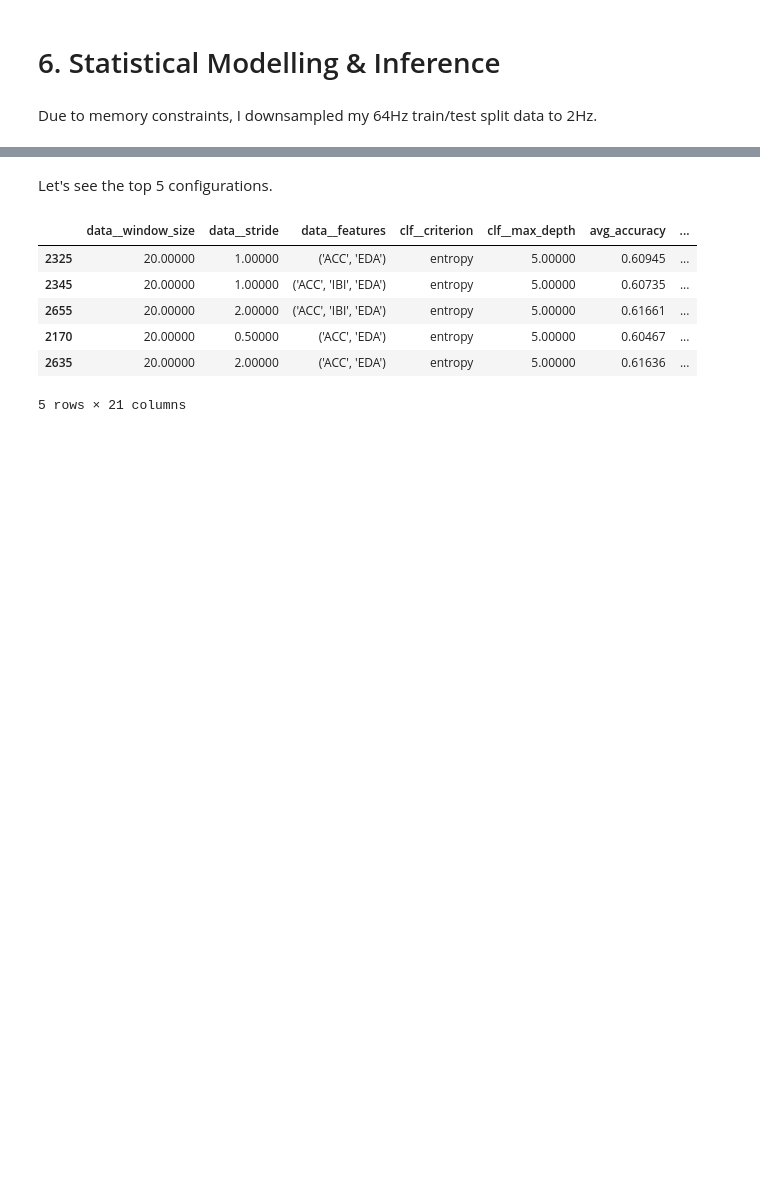
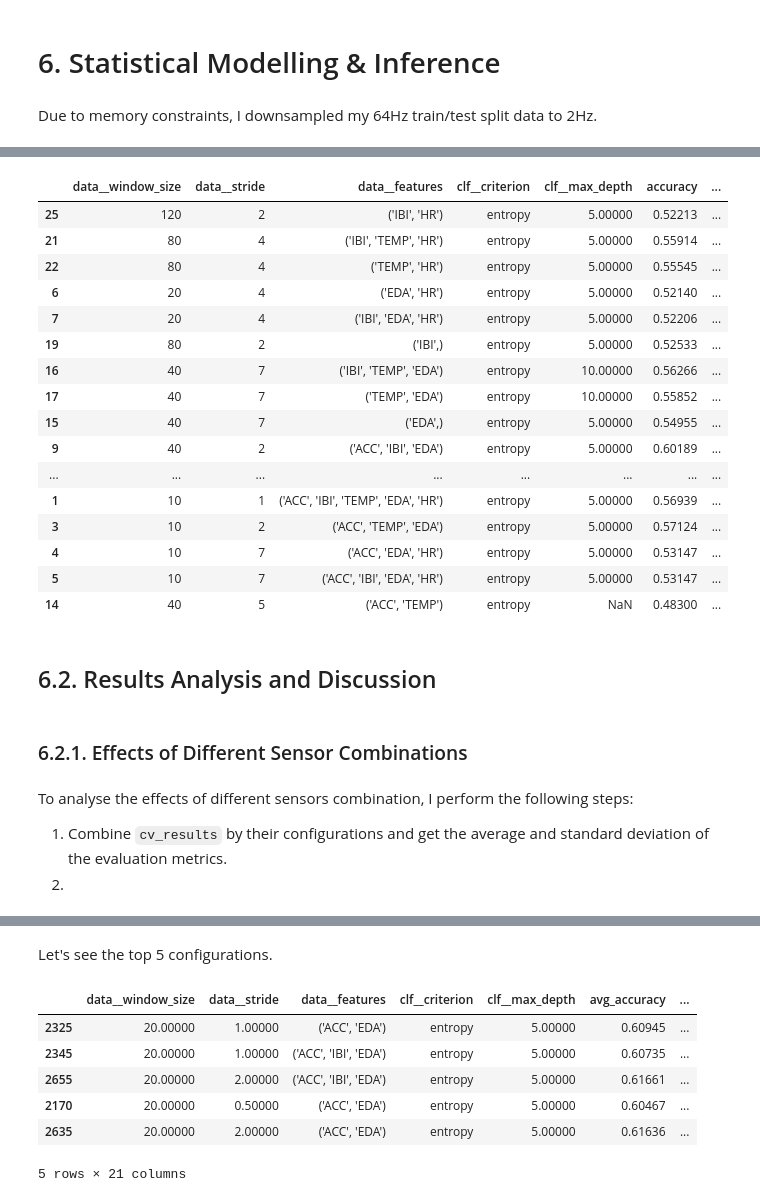
Before and after one commit to Socret360/ce888-data-science-and-decision-making, a Jupyter notebook: project/experiment.ipynb, the cells around one changed output, grey strips where cells are left out. Cells and saved outputs as stored; diff of their text form; code cells hidden in the pictures; blank space fills up the shorter version.

```diff
--- a/project/experiment.ipynb
+++ b/project/experiment.ipynb
@@ -525,0 +615,29 @@ utils.start_cross_validation(param_grid, train_set, DecisionTreeClassifier, outp
+# %%
+pd.read_csv(os.path.join(OUTPUT_DIR, "dt_test_results.csv")).sort_values(by=['f1_score'], ascending=False)
+# %% [output]
+|  | data__window_size | data__stride | data__features | clf__criterion | clf__max_depth | accuracy | ... |
+| 25 | 120 | 2 | ('IBI', 'HR') | entropy | 5.00000 | 0.52213 | ... |
+| 21 | 80 | 4 | ('IBI', 'TEMP', 'HR') | entropy | 5.00000 | 0.55914 | ... |
+| 22 | 80 | 4 | ('TEMP', 'HR') | entropy | 5.00000 | 0.55545 | ... |
+| 6 | 20 | 4 | ('EDA', 'HR') | entropy | 5.00000 | 0.52140 | ... |
+| 7 | 20 | 4 | ('IBI', 'EDA', 'HR') | entropy | 5.00000 | 0.52206 | ... |
+| 19 | 80 | 2 | ('IBI',) | entropy | 5.00000 | 0.52533 | ... |
+| 16 | 40 | 7 | ('IBI', 'TEMP', 'EDA') | entropy | 10.00000 | 0.56266 | ... |
+| 17 | 40 | 7 | ('TEMP', 'EDA') | entropy | 10.00000 | 0.55852 | ... |
+| 15 | 40 | 7 | ('EDA',) | entropy | 5.00000 | 0.54955 | ... |
+| 9 | 40 | 2 | ('ACC', 'IBI', 'EDA') | entropy | 5.00000 | 0.60189 | ... |
+| ... | ... | ... | ... | ... | ... | ... | ... |
+| 1 | 10 | 1 | ('ACC', 'IBI', 'TEMP', 'EDA', 'HR') | entropy | 5.00000 | 0.56939 | ... |
+| 3 | 10 | 2 | ('ACC', 'TEMP', 'EDA') | entropy | 5.00000 | 0.57124 | ... |
+| 4 | 10 | 7 | ('ACC', 'EDA', 'HR') | entropy | 5.00000 | 0.53147 | ... |
+| 5 | 10 | 7 | ('ACC', 'IBI', 'EDA', 'HR') | entropy | 5.00000 | 0.53147 | ... |
+| 14 | 40 | 5 | ('ACC', 'TEMP') | entropy | NaN | 0.48300 | ... |
+# %% [markdown]
+## 6.2. Results Analysis and Discussion
+# %% [markdown]
+### 6.2.1. Effects of Different Sensor Combinations
+# %% [markdown]
+To analyse the effects of different sensors combination, I perform the following steps:
+
+1. Combine `cv_results` by their configurations and get the average and standard deviation of the evaluation metrics.
+2.
```
Also changed, not shown: parts of 31 cells of this notebook.
